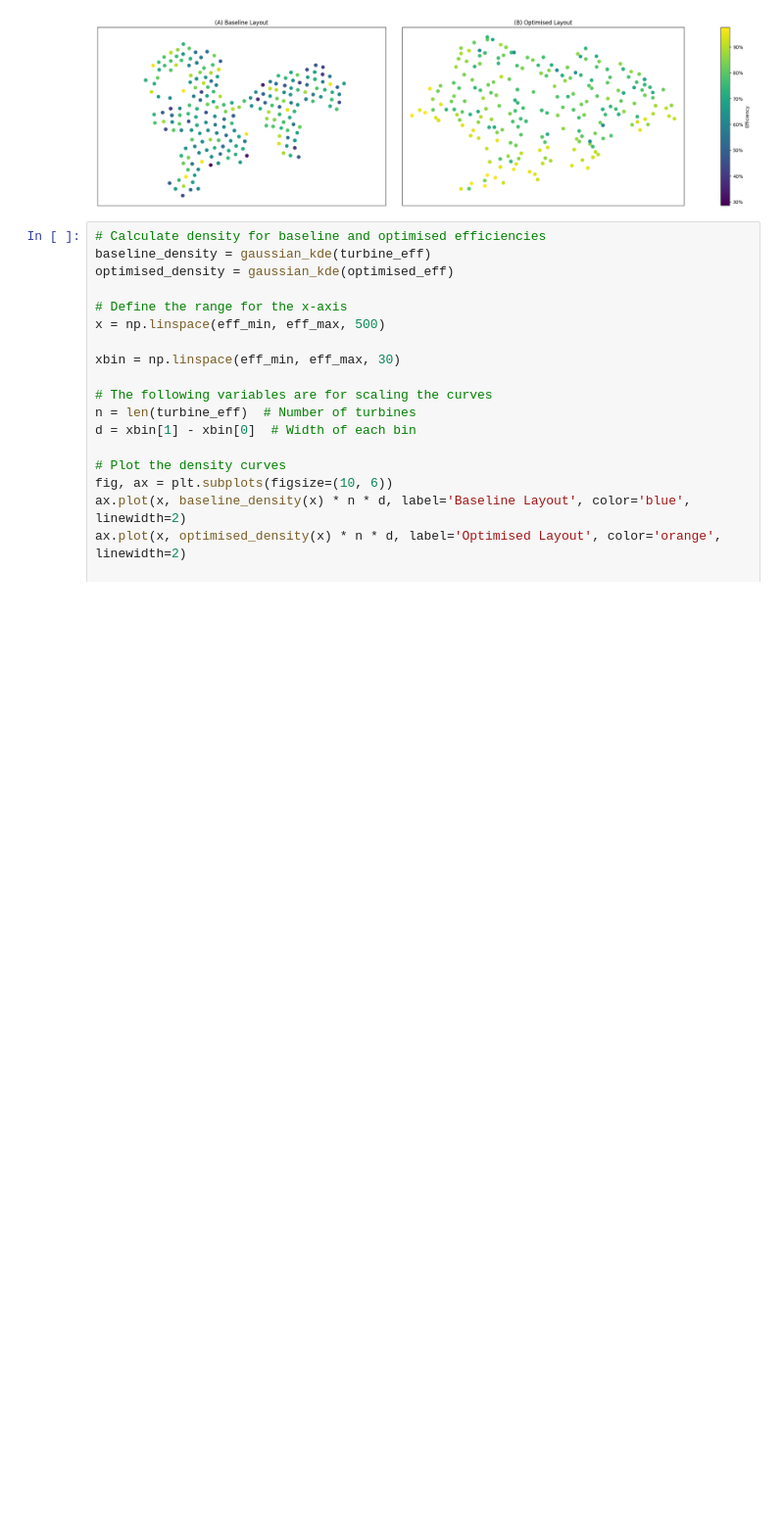
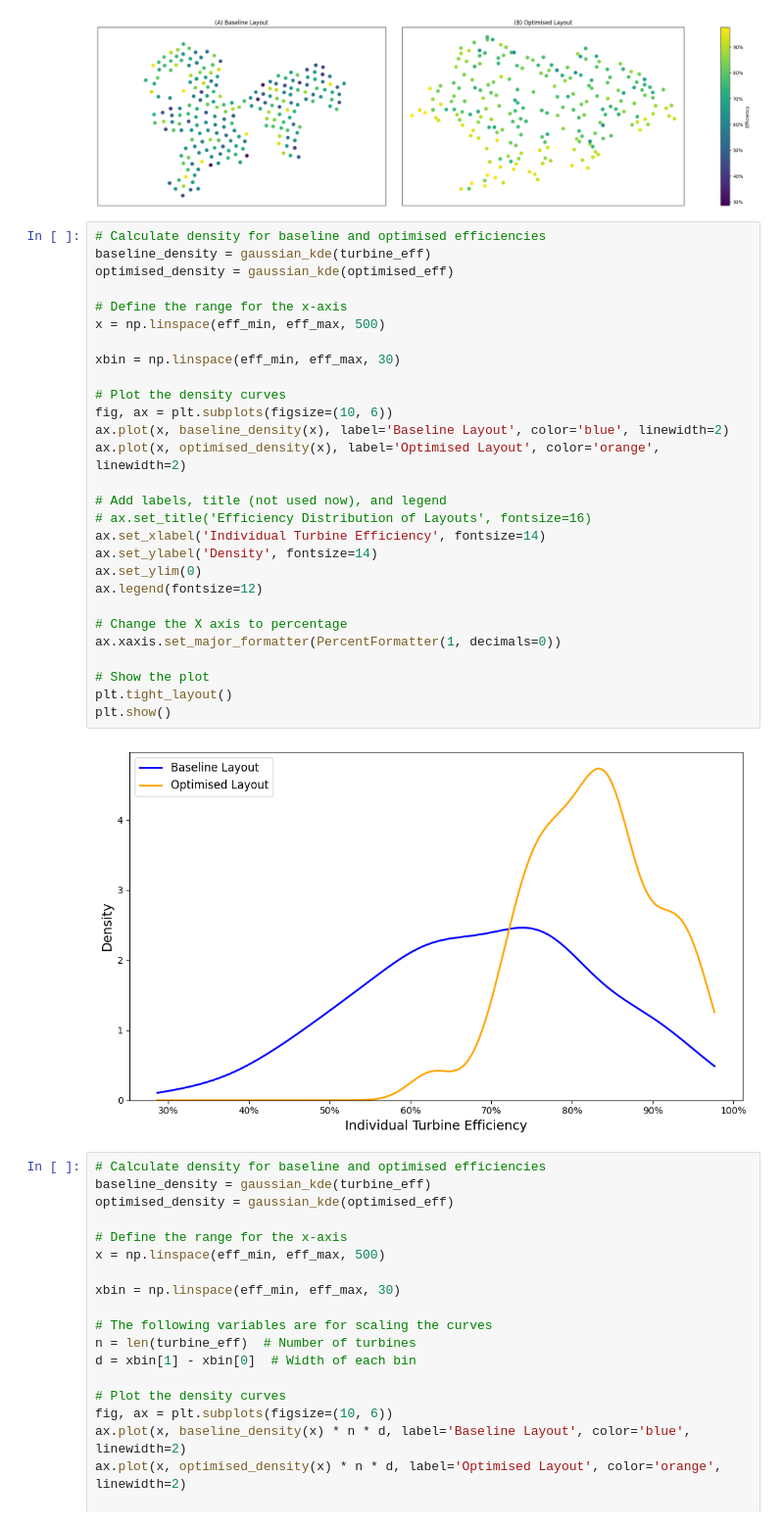
Before and after one commit to ShitianZhang22/Wind-Farm-Layout-Optimisation, a Jupyter notebook: whitelee2.ipynb, the cells around one changed output. Shown at 98% size. Drawn from its saved outputs; the diff is of its cells as text; blank space fills up the shorter version.

```diff
--- a/whitelee2.ipynb
+++ b/whitelee2.ipynb
@@ -523,6 +523,36 @@ fig.gca().set_aspect('equal', adjustable='box')  # Set equal aspect ratio
 plt.show()
 # %% [output]
 [figure]
+# %%
+# Calculate density for baseline and optimised efficiencies
+baseline_density = gaussian_kde(turbine_eff)
+optimised_density = gaussian_kde(optimised_eff)
+
+# Define the range for the x-axis
+x = np.linspace(eff_min, eff_max, 500)
+
+xbin = np.linspace(eff_min, eff_max, 30)
+
+# Plot the density curves
+fig, ax = plt.subplots(figsize=(10, 6))
+ax.plot(x, baseline_density(x), label='Baseline Layout', color='blue', linewidth=2)
+ax.plot(x, optimised_density(x), label='Optimised Layout', color='orange', linewidth=2)
+
+# Add labels, title (not used now), and legend
+# ax.set_title('Efficiency Distribution of Layouts', fontsize=16)
+ax.set_xlabel('Individual Turbine Efficiency', fontsize=14)
+ax.set_ylabel('Density', fontsize=14)
+ax.set_ylim(0)
+ax.legend(fontsize=12)
+
+# Change the X axis to percentage
+ax.xaxis.set_major_formatter(PercentFormatter(1, decimals=0))
+
+# Show the plot
+plt.tight_layout()
+plt.show()
+# %% [output]
+[figure, added]
 # %%
 # Calculate density for baseline and optimised efficiencies
 baseline_density = gaussian_kde(turbine_eff)
```
